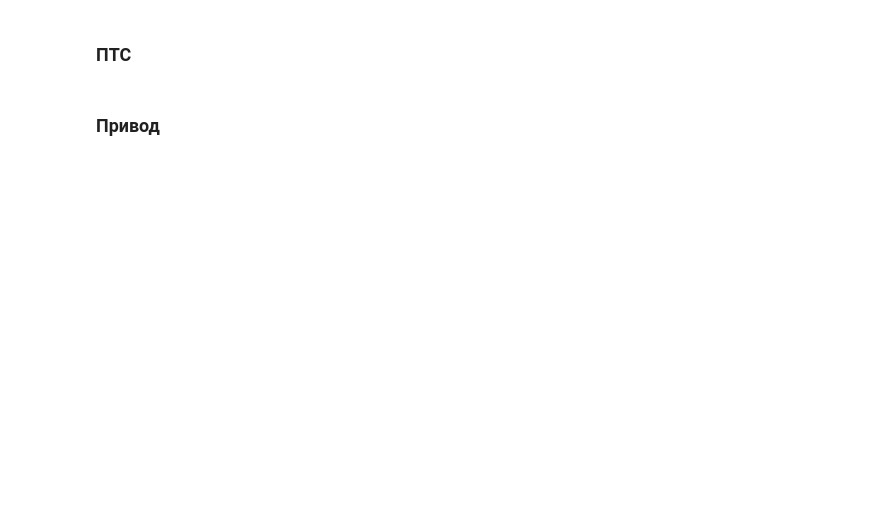
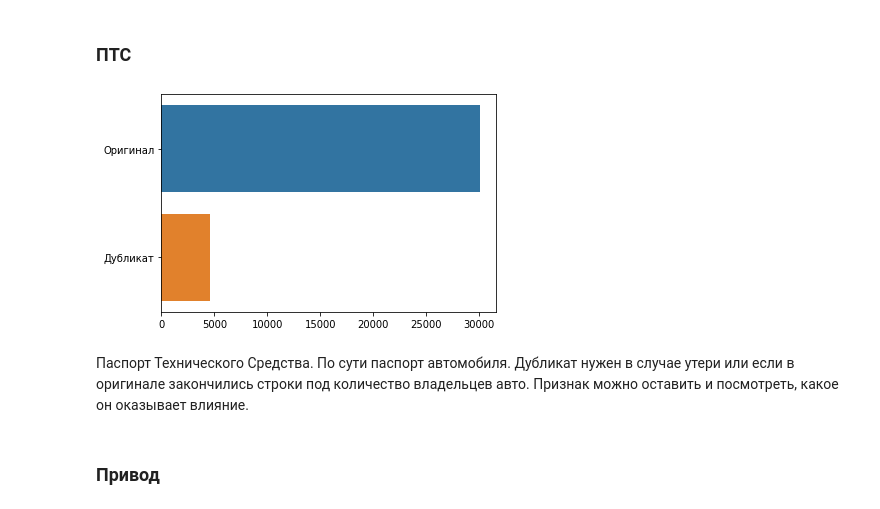
Before and after one commit to Sly-Dog/auto_pricing, a Jupyter notebook: primary_notebook.ipynb, the cells around one changed output. Cells and saved outputs as stored; diff of their text form; code cells hidden in the pictures; blank space fills up the shorter version.

```diff
--- a/primary_notebook.ipynb
+++ b/primary_notebook.ipynb
@@ -671,4 +692,10 @@ show_value_counts(test.vehicleTransmission.value_counts());
 # %% [markdown]
 ### ПТС
+# %%
+show_value_counts(test.ПТС.value_counts());
+# %% [output]
+[figure, added]
+# %% [markdown]
+Паспорт Технического Средства. По сути паспорт автомобиля. Дубликат нужен в случае утери или если в оригинале закончились строки под количество владельцев авто. Признак можно оставить и посмотреть, какое он оказывает влияние.
 # %% [markdown]
 ### Привод
```
Also changed, not shown: parts of 163 cells of this notebook.
